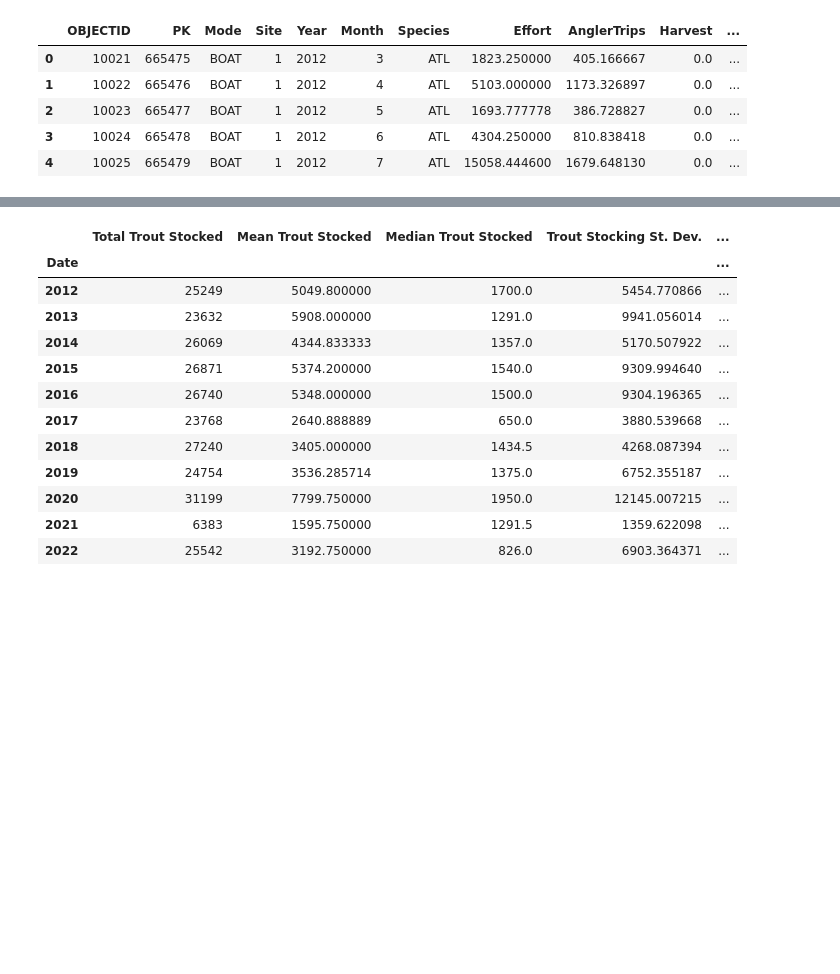
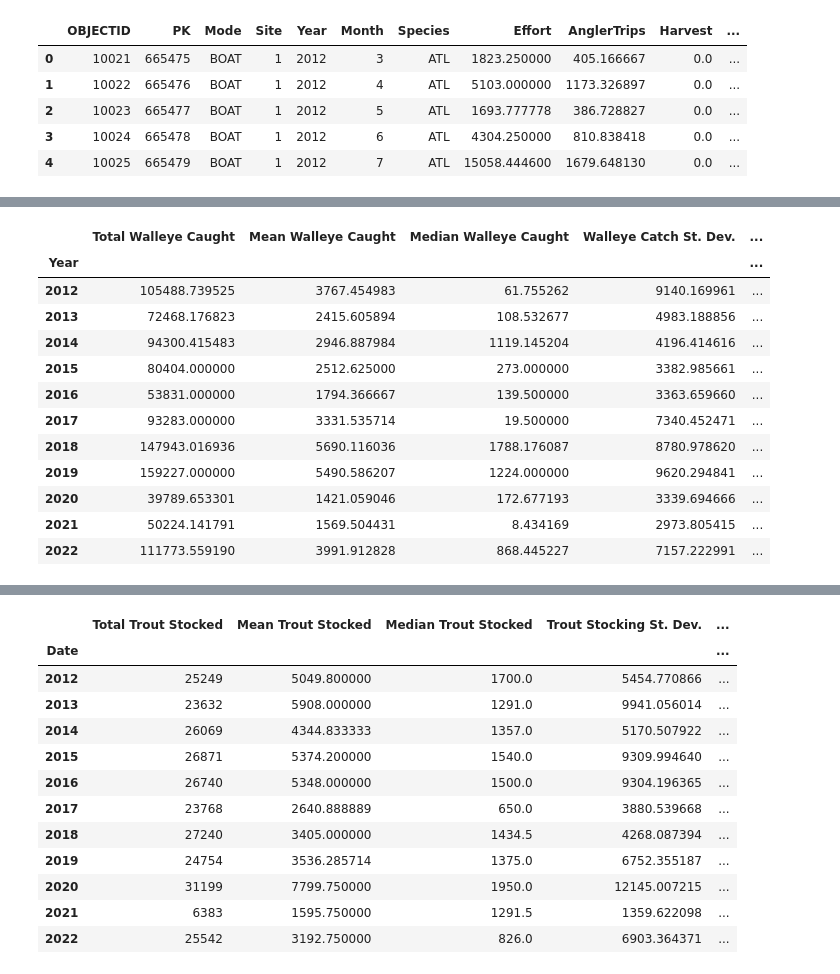
Before and after one commit to jules-krohn/Project1_Group7, a Jupyter notebook: FishingDataCode.ipynb, the cells around one changed output, grey strips where cells are left out. Saved outputs shown, nothing was run; the diff lists cells and outputs as text; code cells hidden in the pictures; blank space fills up the shorter version.

Commit message:
Bay County update

```diff
--- a/FishingDataCode.ipynb
+++ b/FishingDataCode.ipynb
@@ -30,0 +44,33 @@ stock.head()
+# %%
+#Find the total and mean catch of walleye and perch in Bay County from 2012- 2022
+waebay_mean = creel.loc[(creel['Species'] == 'WAE') & (creel['County'] == 'BAY')].groupby('Year').mean(numeric_only=True)
+waebay_med = creel.loc[(creel['Species'] == 'WAE') & (creel['County'] == 'BAY')].groupby('Year').median(numeric_only=True)
+waebay_sd = creel.loc[(creel['Species'] == 'WAE') & (creel['County'] == 'BAY')].groupby('Year').std(numeric_only=True)
+waebay_sem = creel.loc[(creel['Species'] == 'WAE') & (creel['County'] == 'BAY')].groupby('Year').sem(numeric_only=True)
+waebay_sum = creel.loc[(creel['Species'] == 'WAE') & (creel['County'] == 'BAY')].groupby('Year').sum(numeric_only=True)
+
+
+
+waebaymean = waebay_mean['Catch']
+waebaymed = waebay_med['Catch']
+waebaysum = waebay_sum['Catch']
+waebaysd = waebay_sd['Catch']
+waebaysem = waebay_sem['Catch']
+
+wae_df = pd.DataFrame({'Total Walleye Caught':waebaysum,'Mean Walleye Caught':waebaymean, 'Median Walleye Caught':waebaymed,
+                       'Walleye Catch St. Dev.':waebaysd, "Walleye Catch St. Err.":waebaysem})
+wae_df
+# %% [output]
+|  | Total Walleye Caught | Mean Walleye Caught | Median Walleye Caught | Walleye Catch St. Dev. | ... |
+| Year |  |  |  |  | ... |
+| 2012 | 105488.739525 | 3767.454983 | 61.755262 | 9140.169961 | ... |
+| 2013 | 72468.176823 | 2415.605894 | 108.532677 | 4983.188856 | ... |
+| 2014 | 94300.415483 | 2946.887984 | 1119.145204 | 4196.414616 | ... |
+| 2015 | 80404.000000 | 2512.625000 | 273.000000 | 3382.985661 | ... |
+| 2016 | 53831.000000 | 1794.366667 | 139.500000 | 3363.659660 | ... |
+| 2017 | 93283.000000 | 3331.535714 | 19.500000 | 7340.452471 | ... |
+| 2018 | 147943.016936 | 5690.116036 | 1788.176087 | 8780.978620 | ... |
+| 2019 | 159227.000000 | 5490.586207 | 1224.000000 | 9620.294841 | ... |
+| 2020 | 39789.653301 | 1421.059046 | 172.677193 | 3339.694666 | ... |
+| 2021 | 50224.141791 | 1569.504431 | 8.434169 | 2973.805415 | ... |
+| 2022 | 111773.559190 | 3991.912828 | 868.445227 | 7157.222991 | ... |
```
Also changed, not shown: parts of 3 cells of this notebook, 1 other file.
